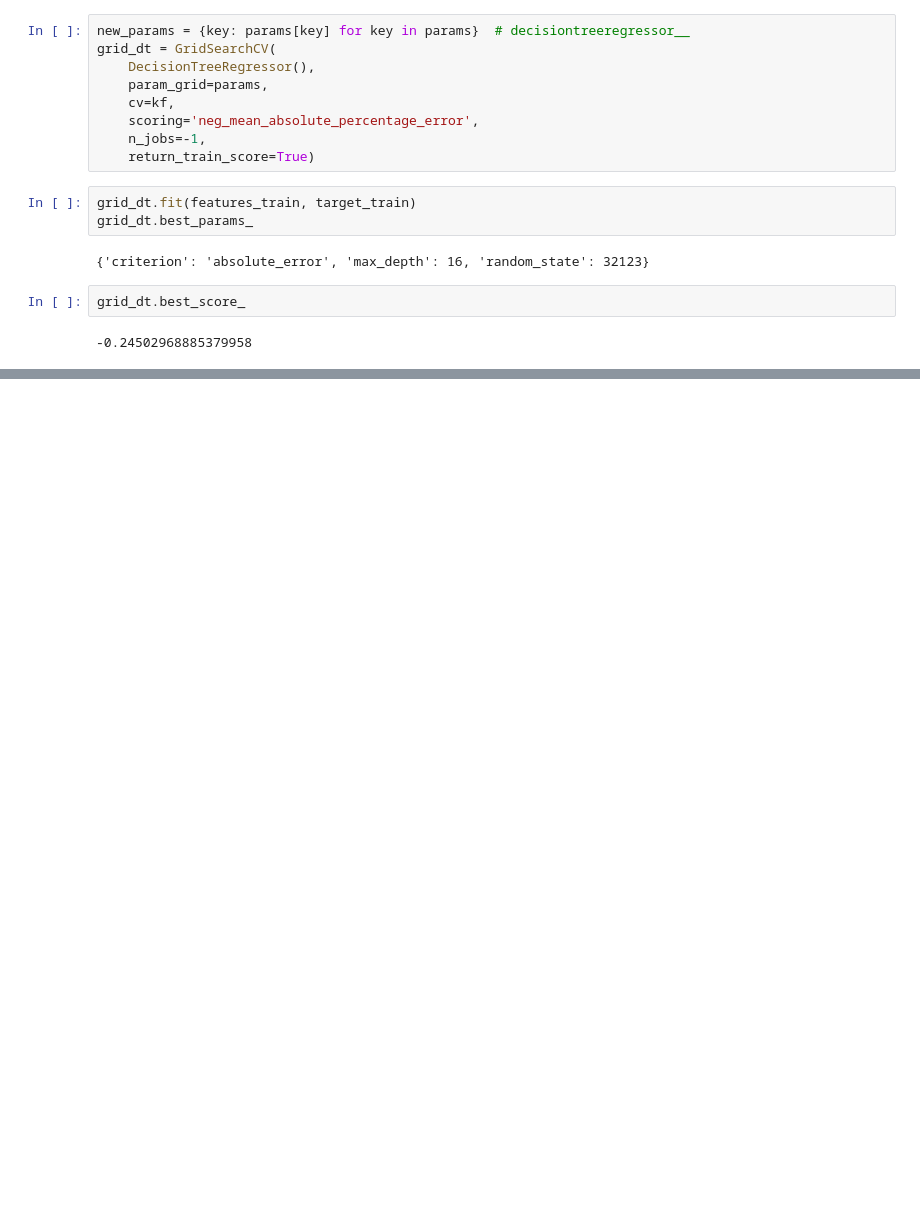
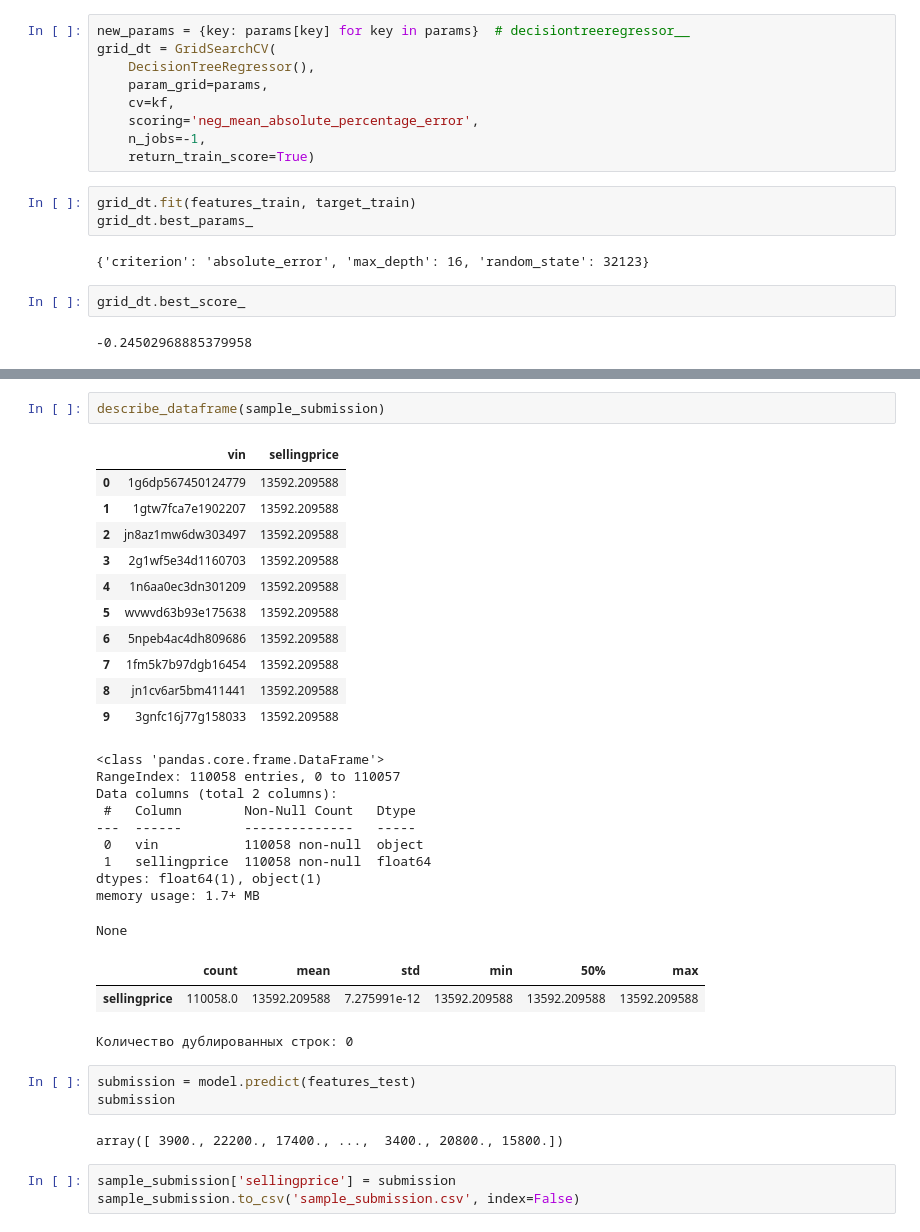
Before and after one commit to samohod4ik/used_cars_price_prediction, a Jupyter notebook: used_cars_price_predictions.ipynb, the cells around one changed output, grey strips where cells are left out. Saved outputs shown, nothing was run; the diff lists cells and outputs as text; blank space fills up the shorter version.

```diff
--- a/used_cars_price_predictions.ipynb
+++ b/used_cars_price_predictions.ipynb
@@ -559,0 +851,35 @@ grid_dt.best_score_
+# %%
+describe_dataframe(sample_submission)
+# %% [output]
+|  | vin | sellingprice |
+| 0 | 1g6dp567450124779 | 13592.209588 |
+| 1 | 1gtw7fca7e1902207 | 13592.209588 |
+| 2 | jn8az1mw6dw303497 | 13592.209588 |
+| 3 | 2g1wf5e34d1160703 | 13592.209588 |
+| 4 | 1n6aa0ec3dn301209 | 13592.209588 |
+| 5 | wvwvd63b93e175638 | 13592.209588 |
+| 6 | 5npeb4ac4dh809686 | 13592.209588 |
+| 7 | 1fm5k7b97dgb16454 | 13592.209588 |
+| 8 | jn1cv6ar5bm411441 | 13592.209588 |
+| 9 | 3gnfc16j77g158033 | 13592.209588 |
+<class 'pandas.core.frame.DataFrame'>
+RangeIndex: 110058 entries, 0 to 110057
+Data columns (total 2 columns):
+ #   Column        Non-Null Count   Dtype
+---  ------        --------------   -----
+ 0   vin           110058 non-null  object
+ 1   sellingprice  110058 non-null  float64
+dtypes: float64(1), object(1)
+memory usage: 1.7+ MB
+None
+|  | count | mean | std | min | 50% | max |
+| sellingprice | 110058.0 | 13592.209588 | 7.275991e-12 | 13592.209588 | 13592.209588 | 13592.209588 |
+Количество дублированных строк: 0
+# %%
+submission = model.predict(features_test)
+submission
+# %% [output]
+array([ 3900., 22200., 17400., ...,  3400., 20800., 15800.])
+# %%
+sample_submission['sellingprice'] = submission
+sample_submission.to_csv('sample_submission.csv', index=False)
```
Also changed, not shown: parts of 23 cells of this notebook, 2 other files.
